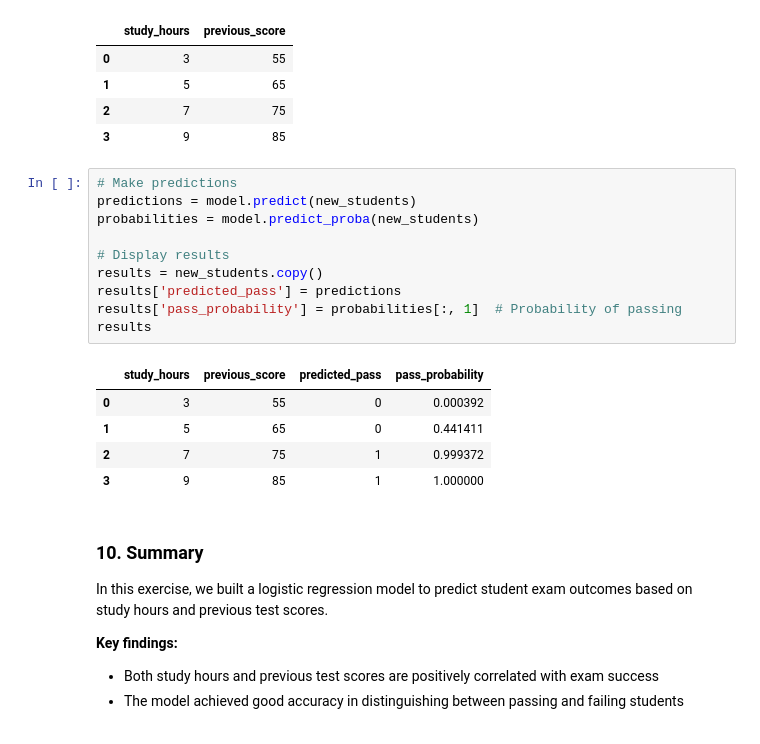
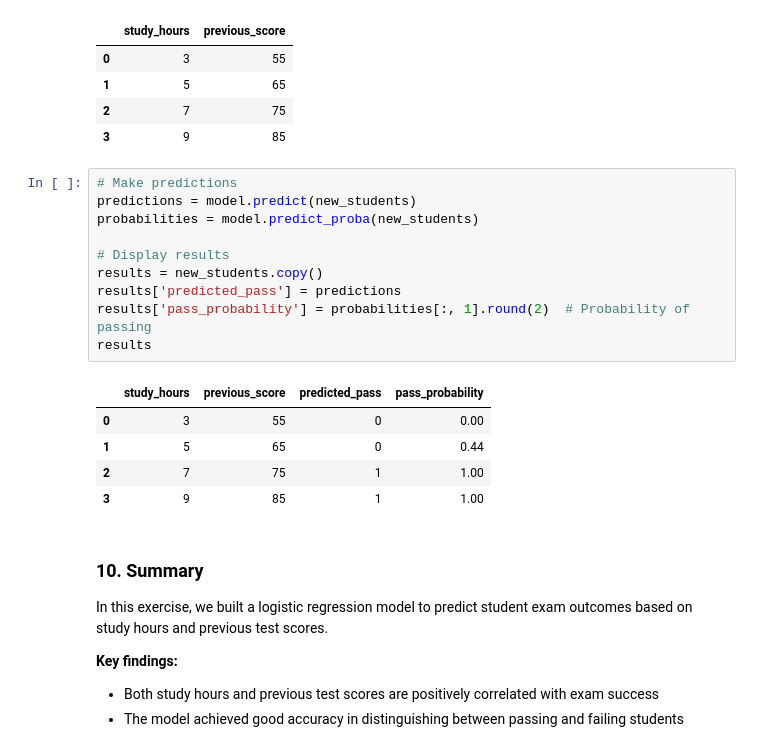
Before and after one commit to prakash-ukhalkar/ML, a Jupyter notebook: 05_Simple_Logistic_Regression_ML/Exercise_Logistic_Regression_ML/01_Exercise_Logistic_Regression_ML.ipynb, the cells around one changed output. Cells and saved outputs as stored; diff of their text form.

```diff
--- a/05_Simple_Logistic_Regression_ML/Exercise_Logistic_Regression_ML/01_Exercise_Logistic_Regression_ML.ipynb
+++ b/05_Simple_Logistic_Regression_ML/Exercise_Logistic_Regression_ML/01_Exercise_Logistic_Regression_ML.ipynb
@@ -346,19 +341,19 @@ New student data:
 # %%
 # Make predictions
 predictions = model.predict(new_students)
 probabilities = model.predict_proba(new_students)
 
 # Display results
 results = new_students.copy()
 results['predicted_pass'] = predictions
-results['pass_probability'] = probabilities[:, 1]  # Probability of passing
+results['pass_probability'] = probabilities[:, 1].round(2)  # Probability of passing
 results
 # %% [output]
 |  | study_hours | previous_score | predicted_pass | pass_probability |
-| 0 | 3 | 55 | 0 | 0.000392 |
-| 1 | 5 | 65 | 0 | 0.441411 |
-| 2 | 7 | 75 | 1 | 0.999372 |
-| 3 | 9 | 85 | 1 | 1.000000 |
+| 0 | 3 | 55 | 0 | 0.00 |
+| 1 | 5 | 65 | 0 | 0.44 |
+| 2 | 7 | 75 | 1 | 1.00 |
+| 3 | 9 | 85 | 1 | 1.00 |
 # %% [markdown]
 ### 10. Summary
 
```
Also changed, not shown: parts of 1 cell of this notebook, 1 other file.
